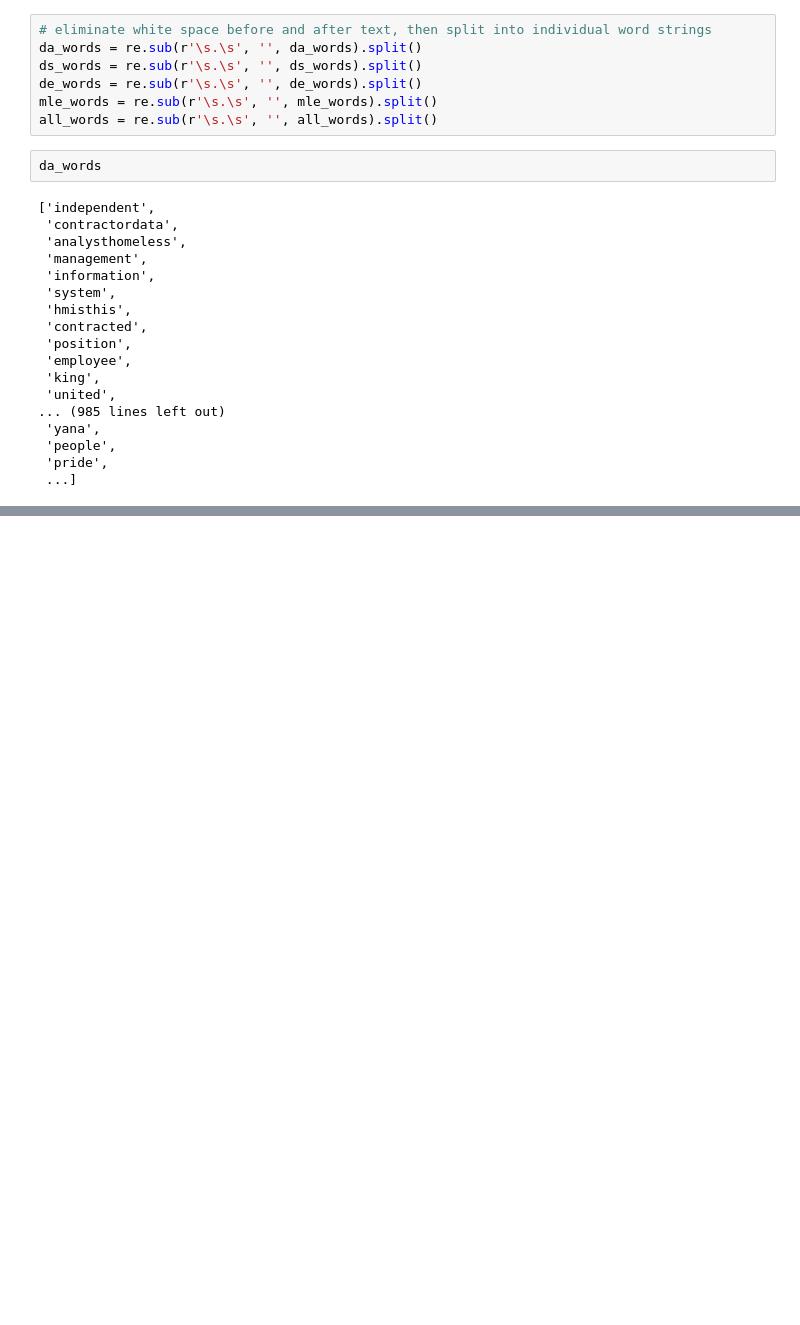
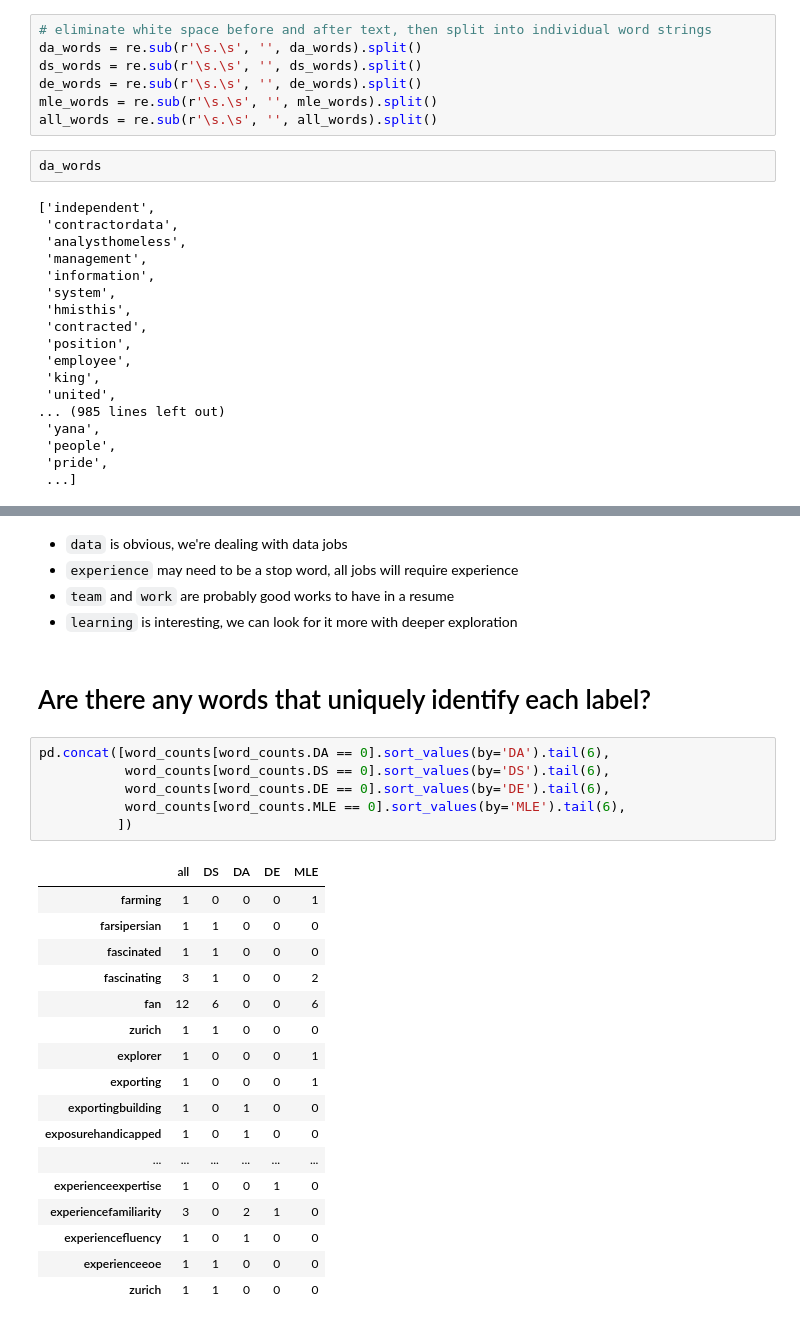
Before and after one commit to Brandon-Martinez27/data-job-resume-booster, a Jupyter notebook: explore.ipynb, the cells around one changed output, grey strips where cells are left out. Drawn from its saved outputs; the diff is of its cells as text; blank space fills up the shorter version.

```diff
--- a/explore.ipynb
+++ b/explore.ipynb
@@ -147,0 +169,31 @@ dtype: int64
+# %% [markdown]
+- `data` is obvious, we're dealing with data jobs
+- `experience` may need to be a stop word, all jobs will require experience
+- `team` and `work` are probably good works to have in a resume
+- `learning` is interesting, we can look for it more with deeper exploration
+# %% [markdown]
+# Are there any words that uniquely identify each label?
+# %%
+pd.concat([word_counts[word_counts.DA == 0].sort_values(by='DA').tail(6),
+           word_counts[word_counts.DS == 0].sort_values(by='DS').tail(6),
+           word_counts[word_counts.DE == 0].sort_values(by='DE').tail(6),
+           word_counts[word_counts.MLE == 0].sort_values(by='MLE').tail(6),
+          ])
+# %% [output]
+|  | all | DS | DA | DE | MLE |
+| farming | 1 | 0 | 0 | 0 | 1 |
+| farsipersian | 1 | 1 | 0 | 0 | 0 |
+| fascinated | 1 | 1 | 0 | 0 | 0 |
+| fascinating | 3 | 1 | 0 | 0 | 2 |
+| fan | 12 | 6 | 0 | 0 | 6 |
+| zurich | 1 | 1 | 0 | 0 | 0 |
+| explorer | 1 | 0 | 0 | 0 | 1 |
+| exporting | 1 | 0 | 0 | 0 | 1 |
+| exportingbuilding | 1 | 0 | 1 | 0 | 0 |
+| exposurehandicapped | 1 | 0 | 1 | 0 | 0 |
+| ... | ... | ... | ... | ... | ... |
+| experienceexpertise | 1 | 0 | 0 | 1 | 0 |
+| experiencefamiliarity | 3 | 0 | 2 | 1 | 0 |
+| experiencefluency | 1 | 0 | 1 | 0 | 0 |
+| experienceeoe | 1 | 1 | 0 | 0 | 0 |
+| zurich | 1 | 1 | 0 | 0 | 0 |
```
Also changed, not shown: parts of 11 cells of this notebook.
